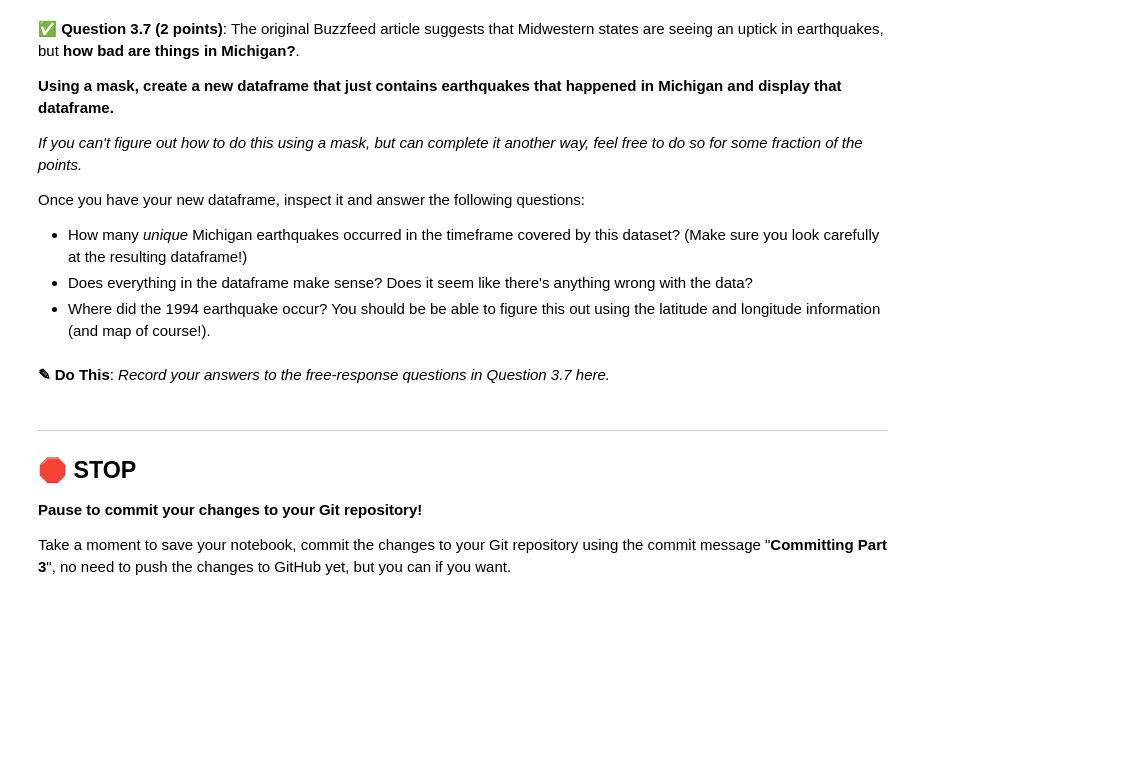
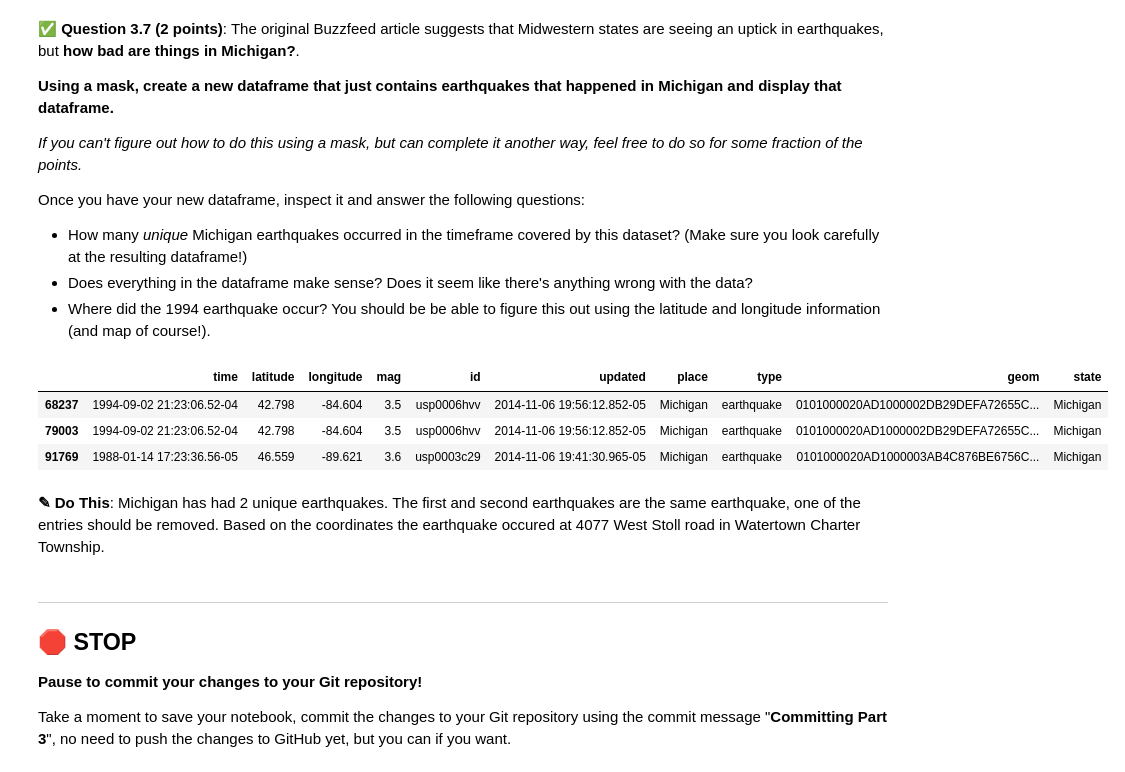
Before and after one commit to Sleepah/CMSE202-f23-turnin, a Jupyter notebook: hw-01/HW-01_GitPracticeDebuggingPythonPackagesAndClasses-STUDENT.ipynb, the cells around one changed output. Saved outputs shown, nothing was run; the diff lists cells and outputs as text; code cells hidden in the pictures; blank space fills up the shorter version.

```diff
--- a/hw-01/HW-01_GitPracticeDebuggingPythonPackagesAndClasses-STUDENT.ipynb
+++ b/hw-01/HW-01_GitPracticeDebuggingPythonPackagesAndClasses-STUDENT.ipynb
@@ -369,5 +501,17 @@ Once you have your new dataframe, inspect it and answer the following questions:
-# %% [markdown]
-**<font size=+3>&#9998;</font> Do This**: *Record your answers to the free-response questions in Question 3.7 here.*
+# %%
+### Put your code here
+#Creating a mask for earthquakes in Michigan
+michigan_earthquakes = cleaned_earthquake_data[cleaned_earthquake_data['state'] == 'Michigan']
+
+#Displaying the resulting DataFrame
+michigan_earthquakes
+# %% [output]
+|  | time | latitude | longitude | mag | id | updated | place | type | geom | state |
+| 68237 | 1994-09-02 21:23:06.52-04 | 42.798 | -84.604 | 3.5 | usp0006hvv | 2014-11-06 19:56:12.852-05 | Michigan | earthquake | 0101000020AD1000002DB29DEFA72655C... | Michigan |
+| 79003 | 1994-09-02 21:23:06.52-04 | 42.798 | -84.604 | 3.5 | usp0006hvv | 2014-11-06 19:56:12.852-05 | Michigan | earthquake | 0101000020AD1000002DB29DEFA72655C... | Michigan |
+| 91769 | 1988-01-14 17:23:36.56-05 | 46.559 | -89.621 | 3.6 | usp0003c29 | 2014-11-06 19:41:30.965-05 | Michigan | earthquake | 0101000020AD1000003AB4C876BE6756C... | Michigan |
+# %% [markdown]
+**<font size=+3>&#9998;</font> Do This**: Michigan has had 2 unique earthquakes. The first and second earthquakes are the same earthquake, one of the entries should be removed. Based on the coordinates the earthquake occured at 4077 West Stoll road in Watertown Charter Township.
 # %% [markdown]
 ---
 ## &#128721; STOP
```
Also changed, not shown: parts of 29 cells of this notebook.
